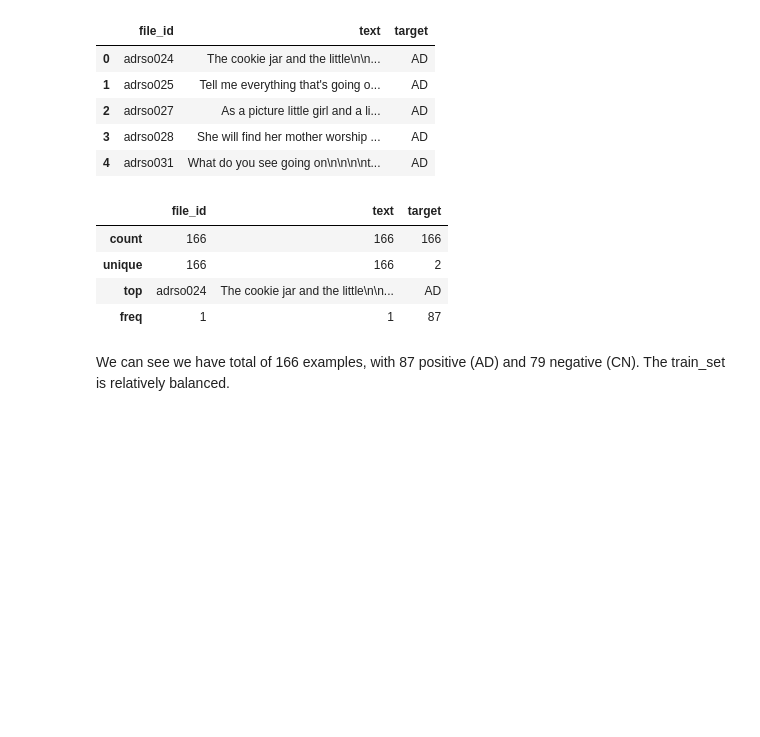
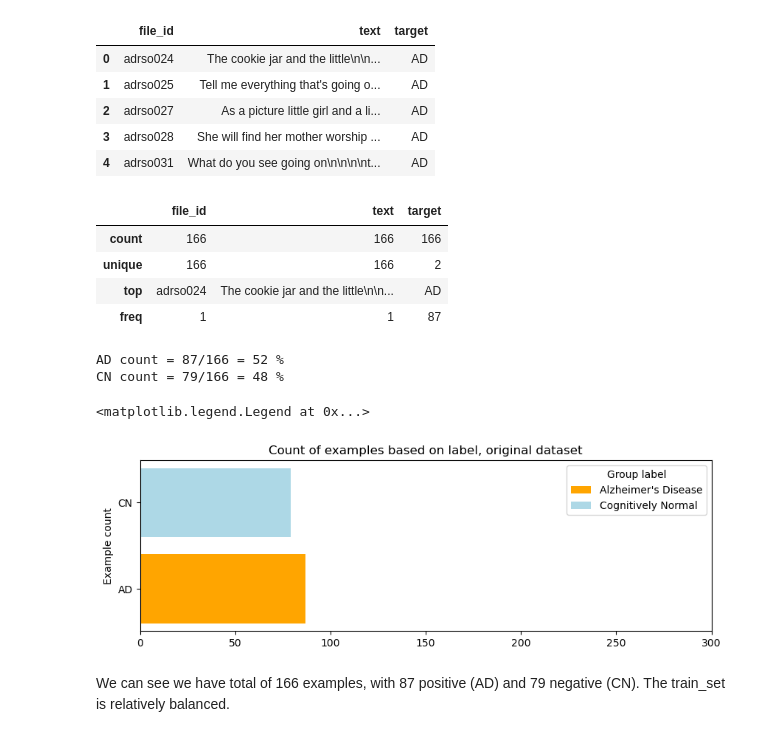
Before and after one commit to M-I-Dx/alzheimers_detection_capstone, a Jupyter notebook: src/EDA/original/01_EDA_data_splits.ipynb, the cells around one changed output. Drawn from its saved outputs; the diff is of its cells as text; code cells hidden in the pictures; blank space fills up the shorter version.

Commit message:
Update EDA code with some graphs

```diff
--- a/src/EDA/original/01_EDA_data_splits.ipynb
+++ b/src/EDA/original/01_EDA_data_splits.ipynb
@@ -246,6 +246,31 @@ train_df.describe()
 | unique | 166 | 166 | 2 |
 | top | adrso024 | The cookie jar and the little\n\n... | AD |
 | freq | 1 | 1 | 87 |
+# %%
+count_ad = len(train_df.query("target == 'AD'"))
+count_cn = len(train_df.query("target == 'CN'"))
+print(f"AD count = {count_ad}/{len(train_df)} = {count_ad*100 / len(train_df):.0f} %")
+print(f"CN count = {count_cn}/{len(train_df)} = {count_cn*100 / len(train_df):.0f} %")
+# %% [output]
+AD count = 87/166 = 52 %
+CN count = 79/166 = 48 %
+# %%
+# visualize
+
+fig, ax = plt.subplots()
+fig.set_size_inches(10, 3)
+ax.barh(['AD', 'CN'],
+       [count_ad, count_cn],
+       label=["Alzheimer's Disease", "Cognitively Normal"],
+       color=["orange", "lightblue"]
+      )
+ax.set_xbound(0, 300)
+ax.set_ylabel("Example count")
+ax.set_title("Count of examples based on label, original dataset")
+ax.legend(title="Group label")
+# %% [output]
+<matplotlib.legend.Legend at 0x...>
+[figure, added]
 # %% [markdown]
 We can see we have total of 166 examples, with 87 positive (AD) and 79 negative (CN). The train_set is relatively balanced.
 # %% [markdown]
```
Also changed, not shown: parts of 3 cells of this notebook, 1 other file.
